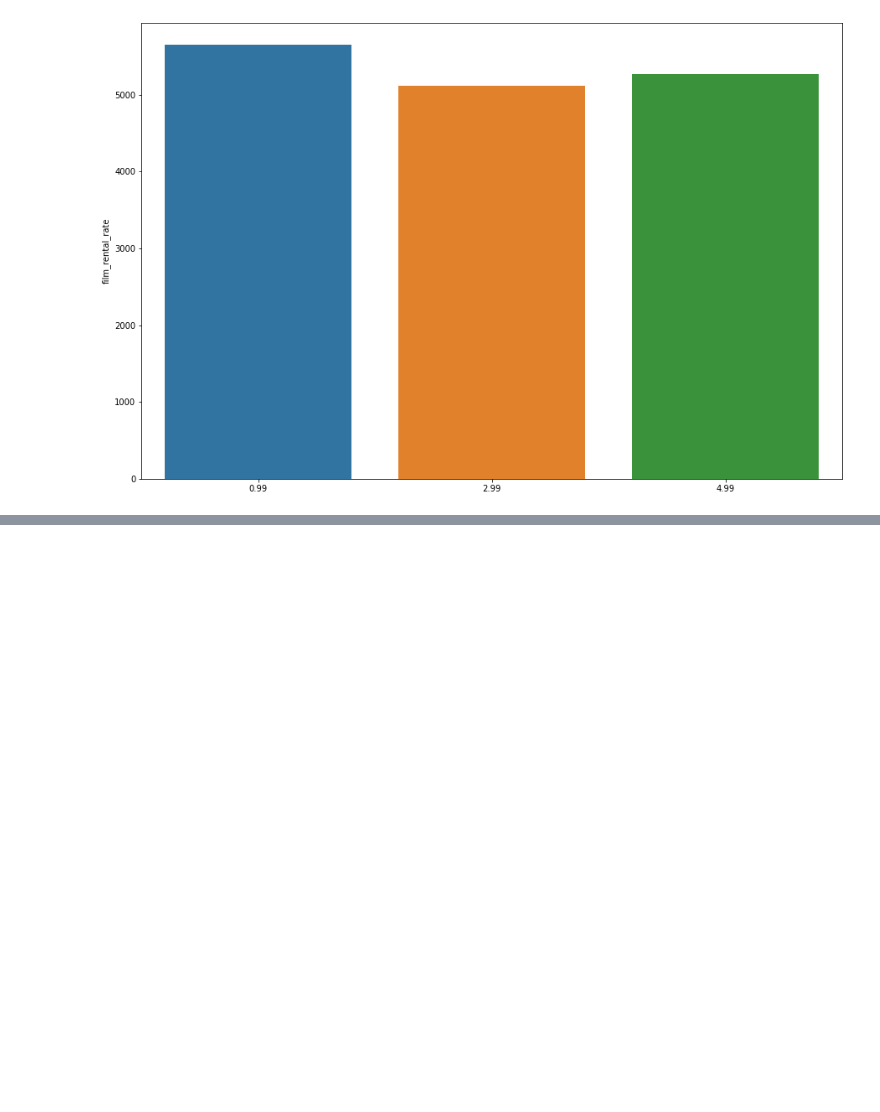
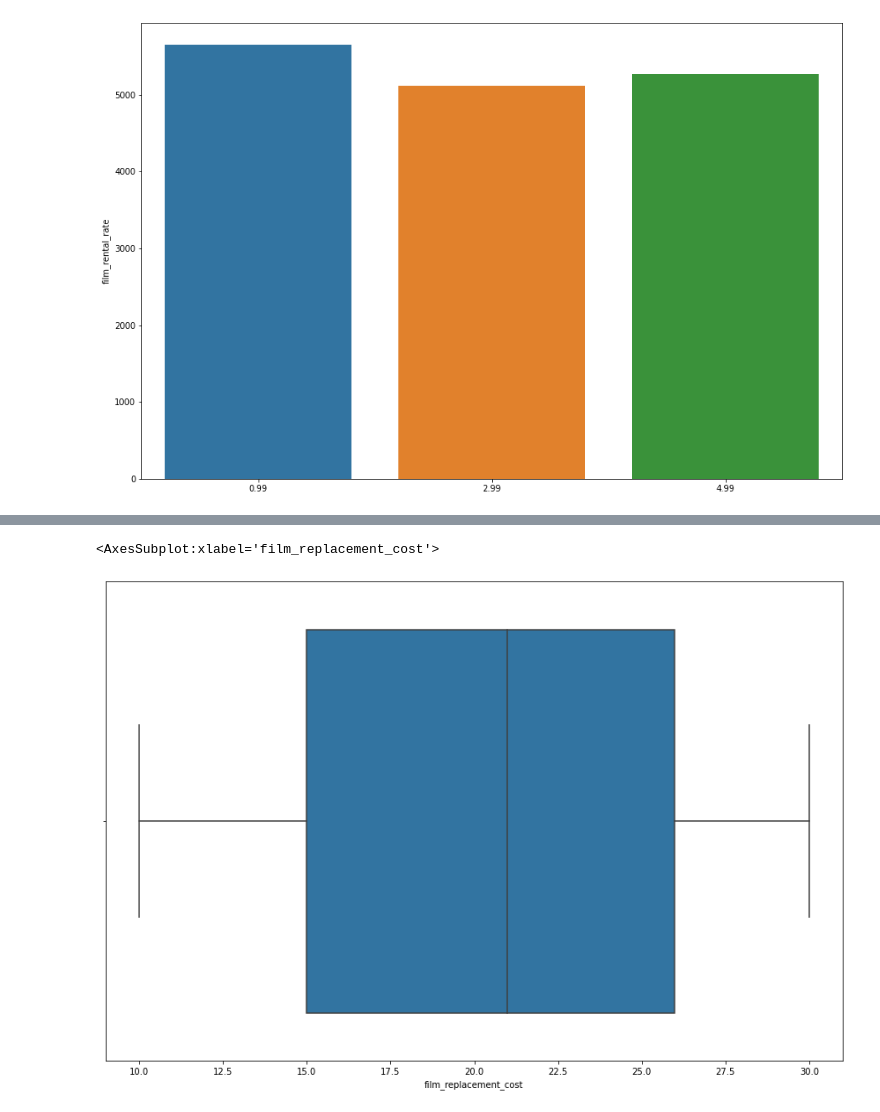
Before and after one commit to roblivesinottawa/sales_rental_analysis, a Jupyter notebook: notebooks/analysis4.ipynb, the cells around one changed output, grey strips where cells are left out. Saved outputs shown, nothing was run; the diff lists cells and outputs as text; code cells hidden in the pictures; blank space fills up the shorter version.

```diff
--- a/notebooks/analysis4.ipynb
+++ b/notebooks/analysis4.ipynb
@@ -159,0 +177,5 @@ sns.barplot(x=df.film_rental_rate.value_counts().index, y=df.film_rental_rate.va
+# %%
+sns.boxplot(x='film_replacement_cost', data=df)
+# %% [output]
+<AxesSubplot:xlabel='film_replacement_cost'>
+[figure, added]
```
Also changed, not shown: parts of 28 cells of this notebook.
